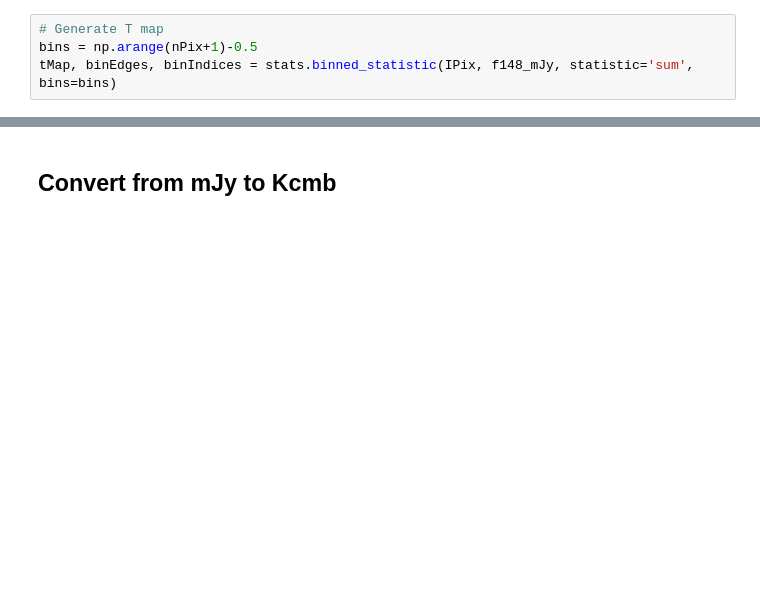
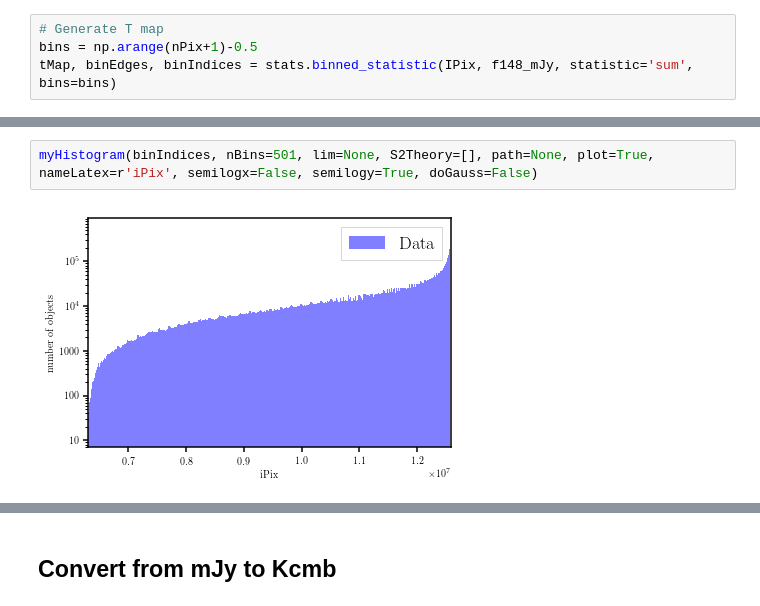
Before and after one commit to EmmanuelSchaan/SehgalRadioPolarizedSources, a Jupyter notebook: generate_TQU_radio.ipynb, the cells around one changed output, grey strips where cells are left out. Drawn from its saved outputs; the diff is of its cells as text; blank space fills up the shorter version.

```diff
--- a/generate_TQU_radio.ipynb
+++ b/generate_TQU_radio.ipynb
@@ -68,0 +124,4 @@ tMap, binEdges, binIndices = stats.binned_statistic(IPix, f148_mJy, statistic='s
+# %%
+myHistogram(binIndices, nBins=501, lim=None, S2Theory=[], path=None, plot=True, nameLatex=r'iPix', semilogx=False, semilogy=True, doGauss=False)
+# %% [output]
+[figure, added]
```
Also changed, not shown: parts of 32 cells of this notebook, 1 other file.
